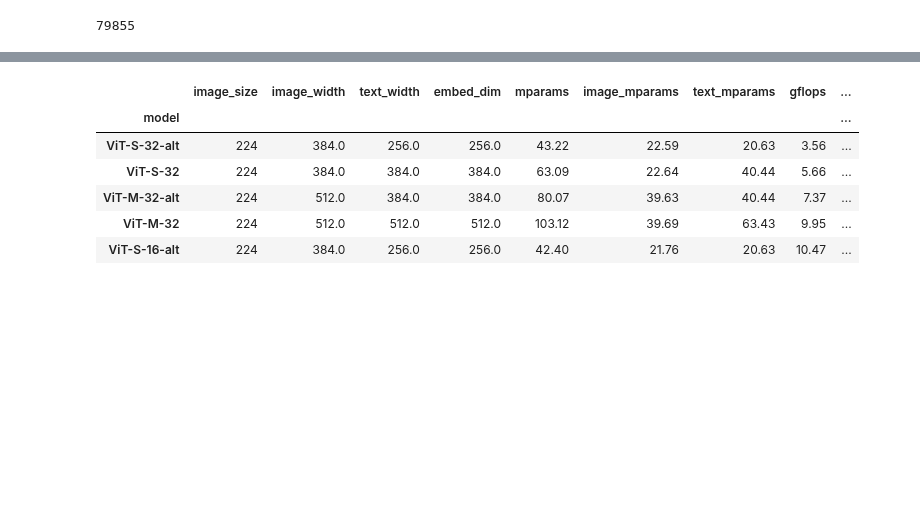
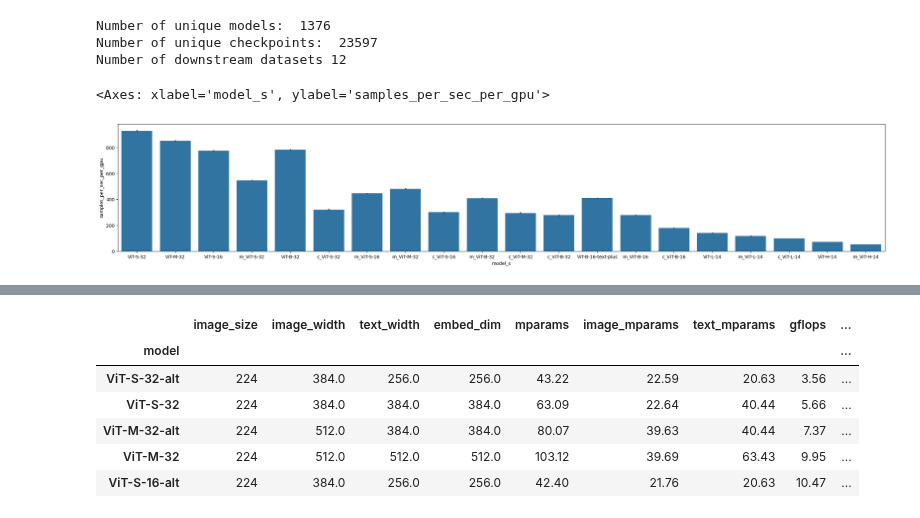
Before and after one commit to SLAMPAI/open_clip_scaling, a Jupyter notebook: results.ipynb, the cells around one changed output, grey strips where cells are left out. Drawn from its saved outputs; the diff is of its cells as text; code cells hidden in the pictures; blank space fills up the shorter version.

```diff
--- a/results.ipynb
+++ b/results.ipynb
@@ -98,7 +98,21 @@ df.head()
 | 2 | /p/home/jusers/cherti1/juwels/lai... | mammut_ViT-L-14 | sugar | sugar_crepe/swap_obj | 1 | 20 | datacomp_s1.28B_bs_32768_mammut_V... | 2.685952e+11 | ... |
 | 3 | /p/home/jusers/cherti1/juwels/lai... | mammut_ViT-L-14 | sugar | sugar_crepe/replace_att | 9 | 20 | datacomp_s1.28B_bs_32768_mammut_V... | 2.685952e+11 | ... |
 | 4 | /p/home/jusers/cherti1/juwels/lai... | mammut_ViT-L-14 | sugar | sugar_crepe/replace_att | 14 | 20 | datacomp_s1.28B_bs_32768_mammut_V... | 2.685952e+11 | ... |
-# %%
-len(df)
-# %% [output]
-79855
+# %%
+print("Number of unique models: ", len(df.name.unique()))
+print("Number of unique checkpoints: ", len(df.name_epoch.unique()))
+print("Number of downstream datasets", len(df.downstream_dataset.unique()))
+# %% [output]
+Number of unique models:  1376
+Number of unique checkpoints:  23597
+Number of downstream datasets 12
+# %%
+fig = plt.figure(figsize=(30, 5))
+d = df.copy()
+d["model_s"] = d.model.apply(lambda m:m.replace("mammut", "m").replace("coca", "c"))
+archs = d.model_s.unique()
+archs = sorted(archs, key=lambda k:model_profile.loc[k.replace("m", "mammut").replace("c", "coca")].gflops)
+sns.barplot(x="model_s", y="samples_per_sec_per_gpu", data=d, order=archs)
+# %% [output]
+<Axes: xlabel='model_s', ylabel='samples_per_sec_per_gpu'>
+[figure, added]
```
Also changed, not shown: parts of 11 cells of this notebook, 3 other files.
